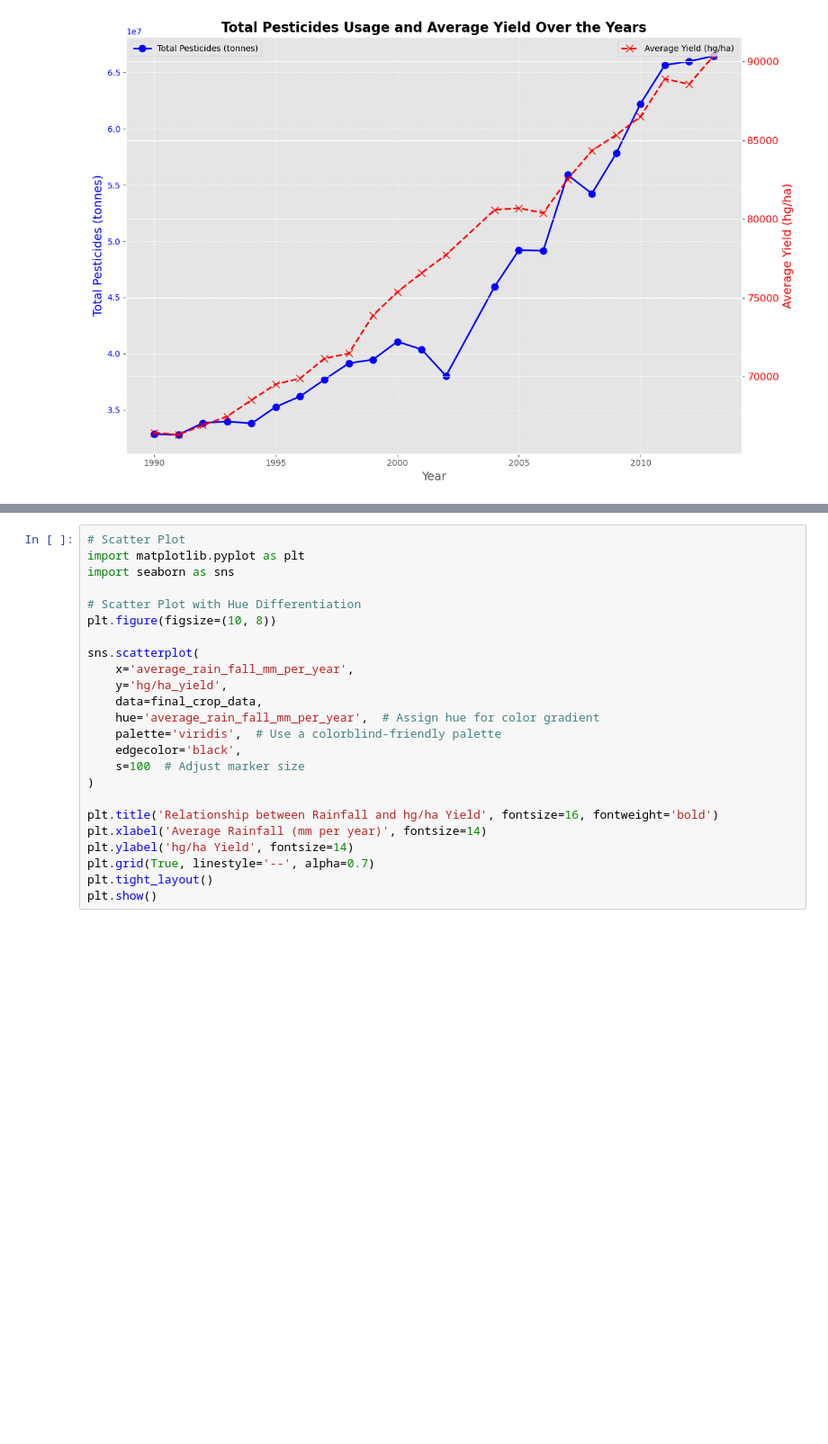
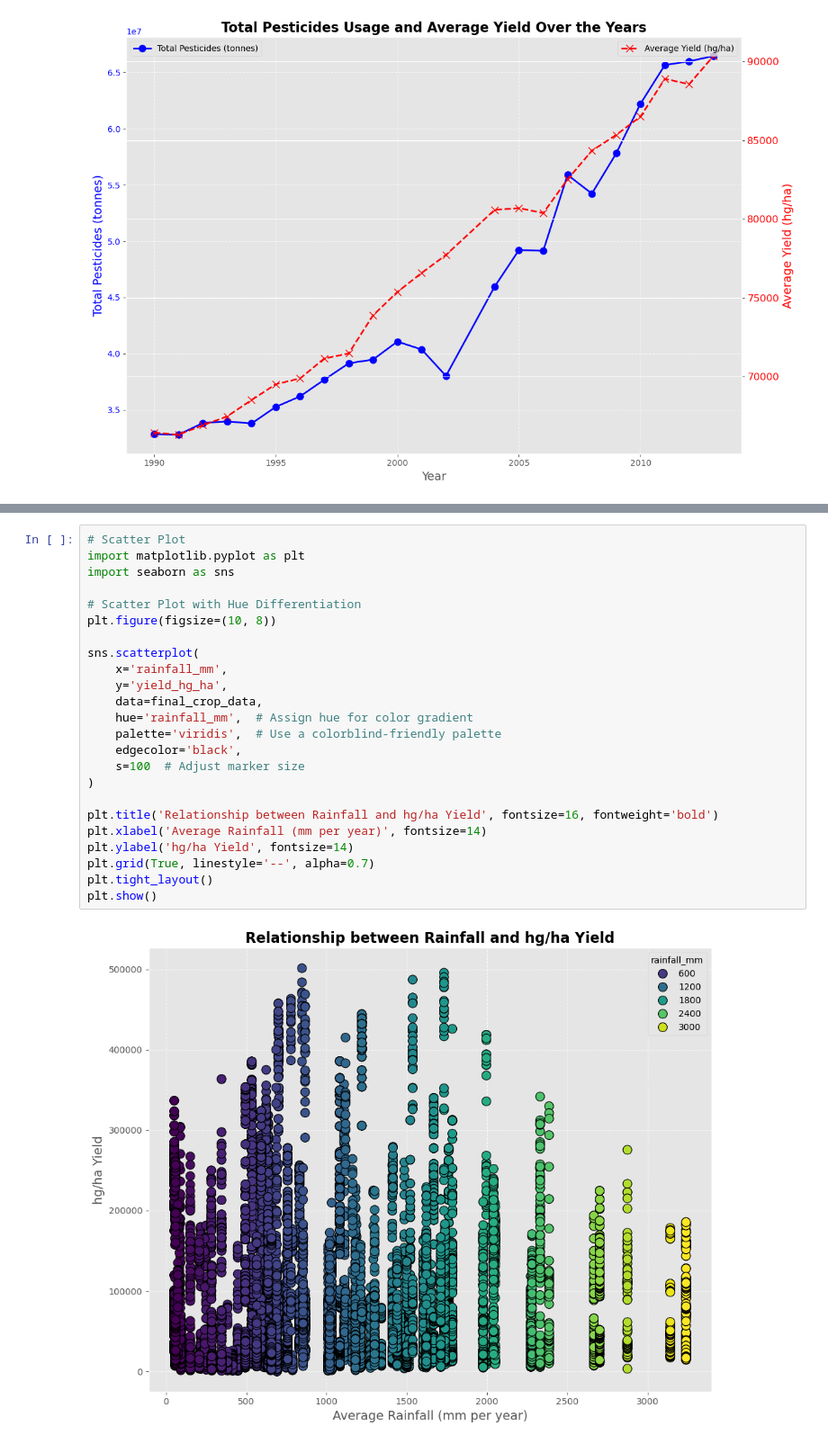
Before and after one commit to jwadamucci/Project3_Group1, a Jupyter notebook: Visualizations_Gurpreet.ipynb, the cells around one changed output, grey strips where cells are left out. Shown at 90% size. Saved outputs shown, nothing was run; the diff lists cells and outputs as text; blank space fills up the shorter version.

```diff
--- a/Visualizations_Gurpreet.ipynb
+++ b/Visualizations_Gurpreet.ipynb
@@ -295,27 +408,29 @@ plt.show()
 # %%
 # Scatter Plot
 import matplotlib.pyplot as plt
 import seaborn as sns
 
 # Scatter Plot with Hue Differentiation
 plt.figure(figsize=(10, 8))
 
 sns.scatterplot(
-    x='average_rain_fall_mm_per_year',
-    y='hg/ha_yield',
+    x='rainfall_mm',
+    y='yield_hg_ha',
     data=final_crop_data,
-    hue='average_rain_fall_mm_per_year',  # Assign hue for color gradient
+    hue='rainfall_mm',  # Assign hue for color gradient
     palette='viridis',  # Use a colorblind-friendly palette
     edgecolor='black',
     s=100  # Adjust marker size
 )
 
 plt.title('Relationship between Rainfall and hg/ha Yield', fontsize=16, fontweight='bold')
 plt.xlabel('Average Rainfall (mm per year)', fontsize=14)
 plt.ylabel('hg/ha Yield', fontsize=14)
 plt.grid(True, linestyle='--', alpha=0.7)
 plt.tight_layout()
 plt.show()
+# %% [output]
+[figure, added]
 # %%
 import pandas as pd
 import json
```
Also changed, not shown: parts of 5 cells of this notebook.
